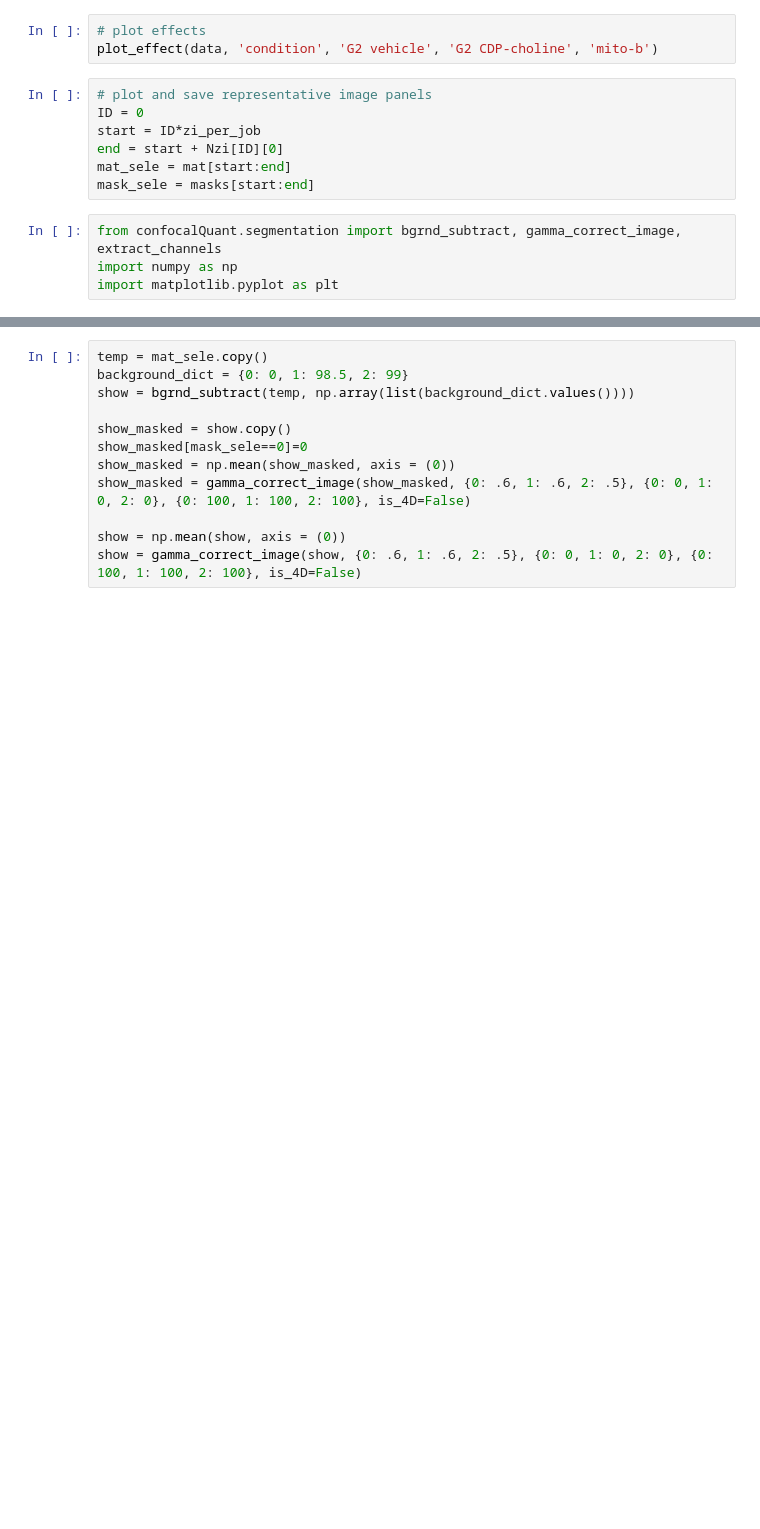
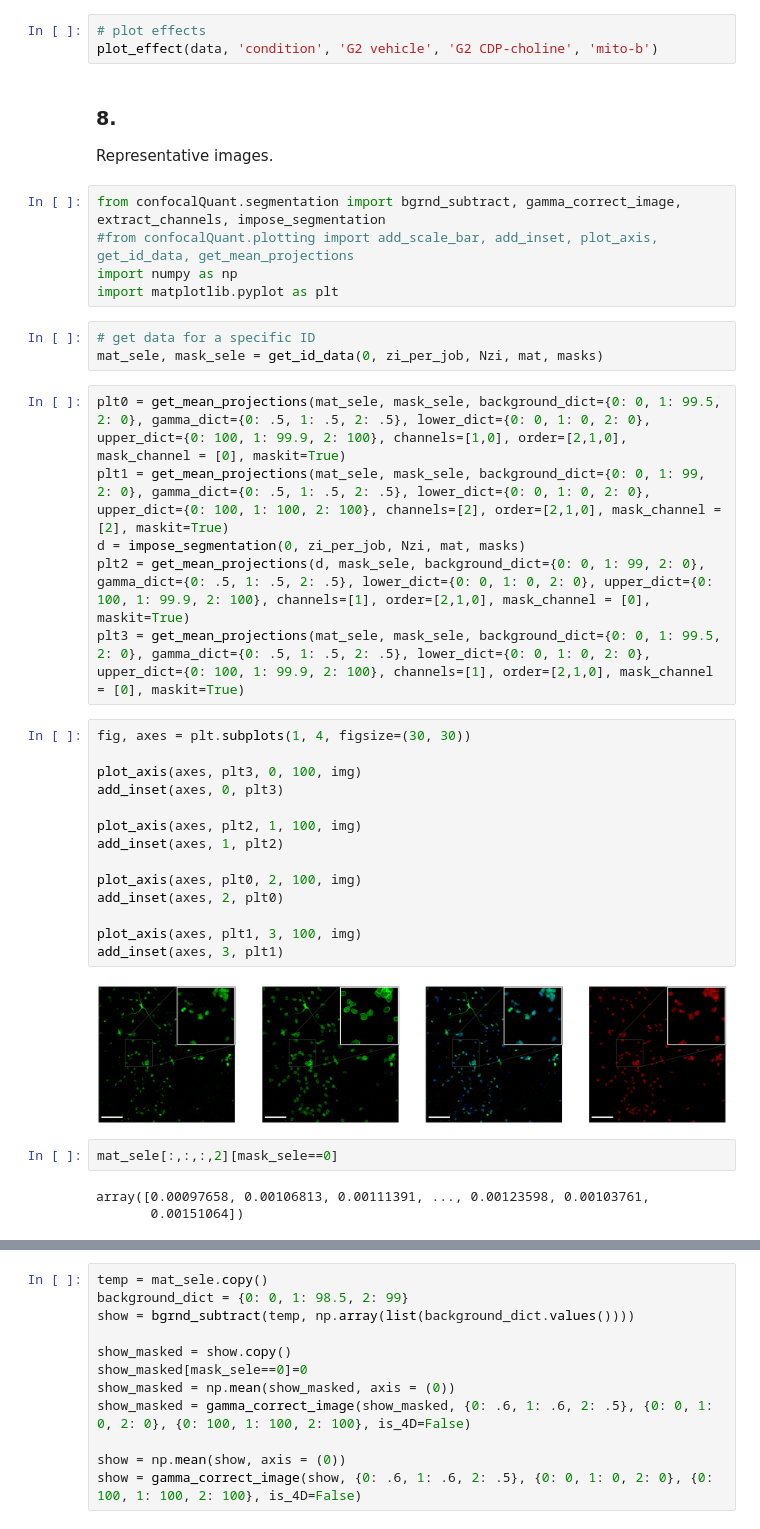
Before and after one commit to djunamay/confocalQuant, a Jupyter notebook: outs/neuronbatch101823_mitohealth_out/example.ipynb, the cells around one changed output, grey strips where cells are left out. Saved outputs shown, nothing was run; the diff lists cells and outputs as text; blank space fills up the shorter version.

```diff
--- a/outs/neuronbatch101823_mitohealth_out/example.ipynb
+++ b/outs/neuronbatch101823_mitohealth_out/example.ipynb
@@ -153,14 +153,41 @@ data = data[[x in keep_files for x in data['ID']]]
 # %%
 # plot effects
 plot_effect(data, 'condition', 'G2 vehicle', 'G2 CDP-choline', 'mito-b')
-# %%
-# plot and save representative image panels
-ID = 0
-start = ID*zi_per_job
-end = start + Nzi[ID][0]
-mat_sele = mat[start:end]
-mask_sele = masks[start:end]
+# %% [markdown]
+### 8.
+Representative images.
 # %%
-from confocalQuant.segmentation import bgrnd_subtract, gamma_correct_image, extract_channels
+from confocalQuant.segmentation import bgrnd_subtract, gamma_correct_image, extract_channels, impose_segmentation
+#from confocalQuant.plotting import add_scale_bar, add_inset, plot_axis, get_id_data, get_mean_projections
 import numpy as np
 import matplotlib.pyplot as plt
+# %%
+# get data for a specific ID
+mat_sele, mask_sele = get_id_data(0, zi_per_job, Nzi, mat, masks)
+# %%
+plt0 = get_mean_projections(mat_sele, mask_sele, background_dict={0: 0, 1: 99.5, 2: 0}, gamma_dict={0: .5, 1: .5, 2: .5}, lower_dict={0: 0, 1: 0, 2: 0}, upper_dict={0: 100, 1: 99.9, 2: 100}, channels=[1,0], order=[2,1,0], mask_channel = [0], maskit=True)
+plt1 = get_mean_projections(mat_sele, mask_sele, background_dict={0: 0, 1: 99, 2: 0}, gamma_dict={0: .5, 1: .5, 2: .5}, lower_dict={0: 0, 1: 0, 2: 0}, upper_dict={0: 100, 1: 100, 2: 100}, channels=[2], order=[2,1,0], mask_channel = [2], maskit=True)
+d = impose_segmentation(0, zi_per_job, Nzi, mat, masks)
+plt2 = get_mean_projections(d, mask_sele, background_dict={0: 0, 1: 99, 2: 0}, gamma_dict={0: .5, 1: .5, 2: .5}, lower_dict={0: 0, 1: 0, 2: 0}, upper_dict={0: 100, 1: 99.9, 2: 100}, channels=[1], order=[2,1,0], mask_channel = [0], maskit=True)
+plt3 = get_mean_projections(mat_sele, mask_sele, background_dict={0: 0, 1: 99.5, 2: 0}, gamma_dict={0: .5, 1: .5, 2: .5}, lower_dict={0: 0, 1: 0, 2: 0}, upper_dict={0: 100, 1: 99.9, 2: 100}, channels=[1], order=[2,1,0], mask_channel = [0], maskit=True)
+# %%
+fig, axes = plt.subplots(1, 4, figsize=(30, 30))
+
+plot_axis(axes, plt3, 0, 100, img)
+add_inset(axes, 0, plt3)
+
+plot_axis(axes, plt2, 1, 100, img)
+add_inset(axes, 1, plt2)
+
+plot_axis(axes, plt0, 2, 100, img)
+add_inset(axes, 2, plt0)
+
+plot_axis(axes, plt1, 3, 100, img)
+add_inset(axes, 3, plt1)
+# %% [output]
+[figure, added]
+# %%
+mat_sele[:,:,:,2][mask_sele==0]
+# %% [output]
+array([0.00097658, 0.00106813, 0.00111391, ..., 0.00123598, 0.00103761,
+       0.00151064])
```
Also changed, not shown: parts of 15 cells of this notebook.
